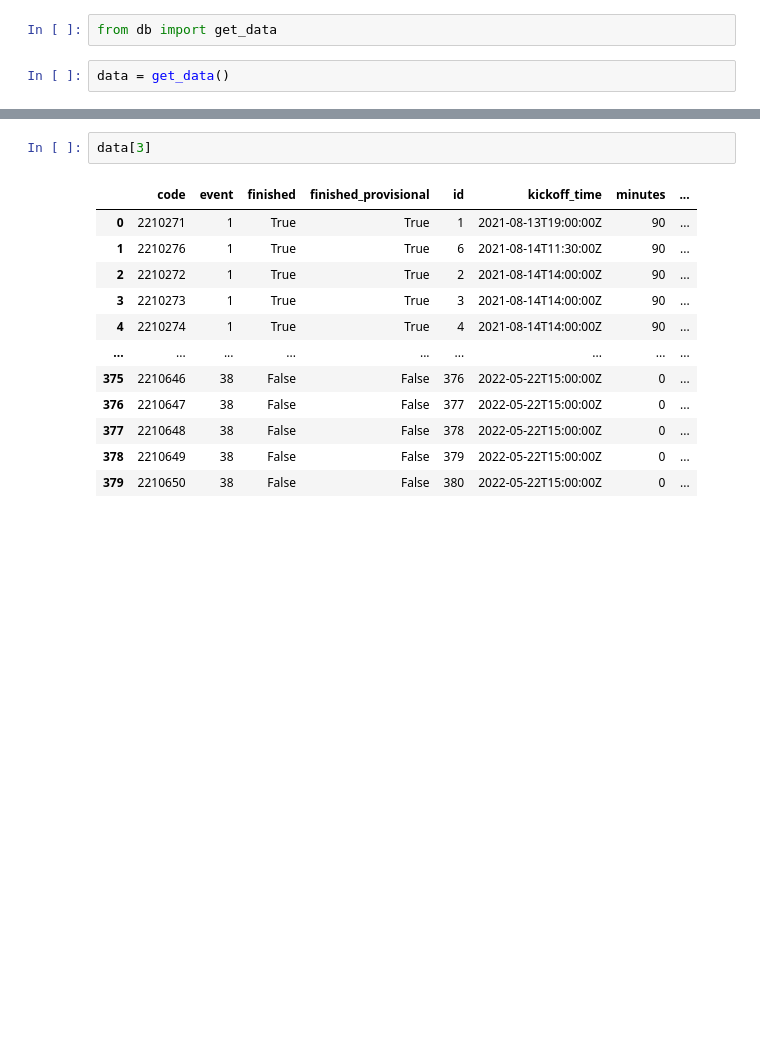
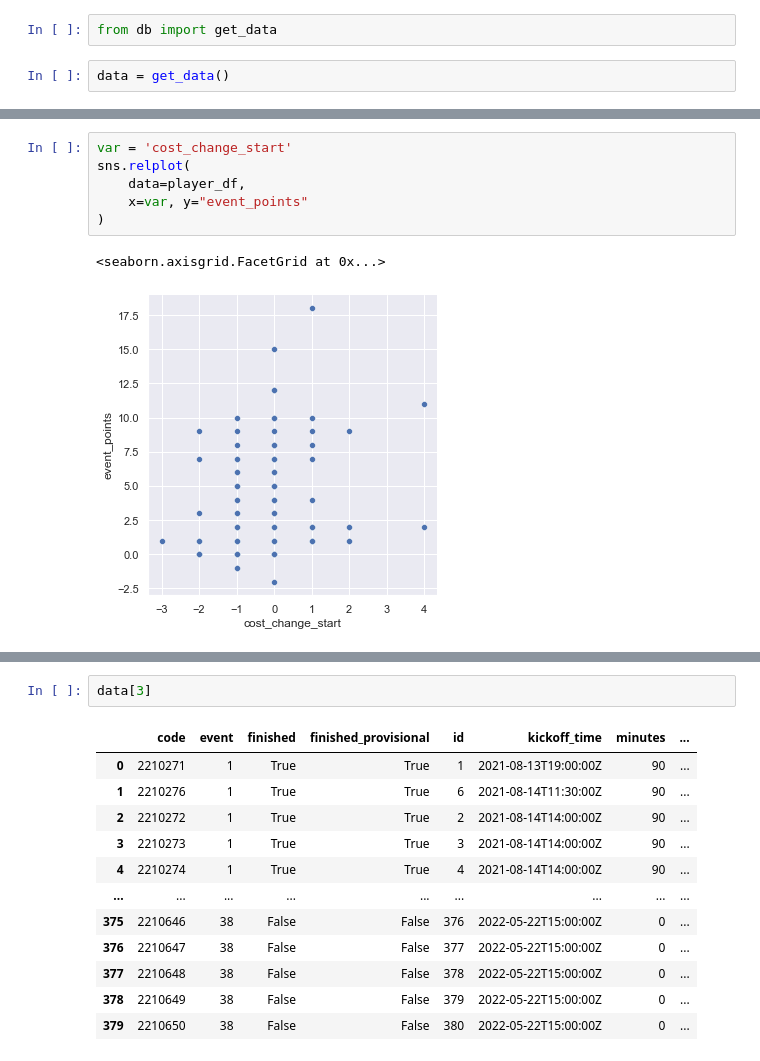
Before and after one commit to magnustorvund/fantasyAI, a Jupyter notebook: notebooks/data_exploration.ipynb, the cells around one changed output, grey strips where cells are left out. Saved outputs shown, nothing was run; the diff lists cells and outputs as text; blank space fills up the shorter version.

```diff
--- a/notebooks/data_exploration.ipynb
+++ b/notebooks/data_exploration.ipynb
@@ -15,0 +62,9 @@ data = get_data()
+# %%
+var = 'cost_change_start'
+sns.relplot(
+    data=player_df,
+    x=var, y="event_points"
+)
+# %% [output]
+<seaborn.axisgrid.FacetGrid at 0x...>
+[figure, added]
```
Also changed, not shown: parts of 11 cells of this notebook.
